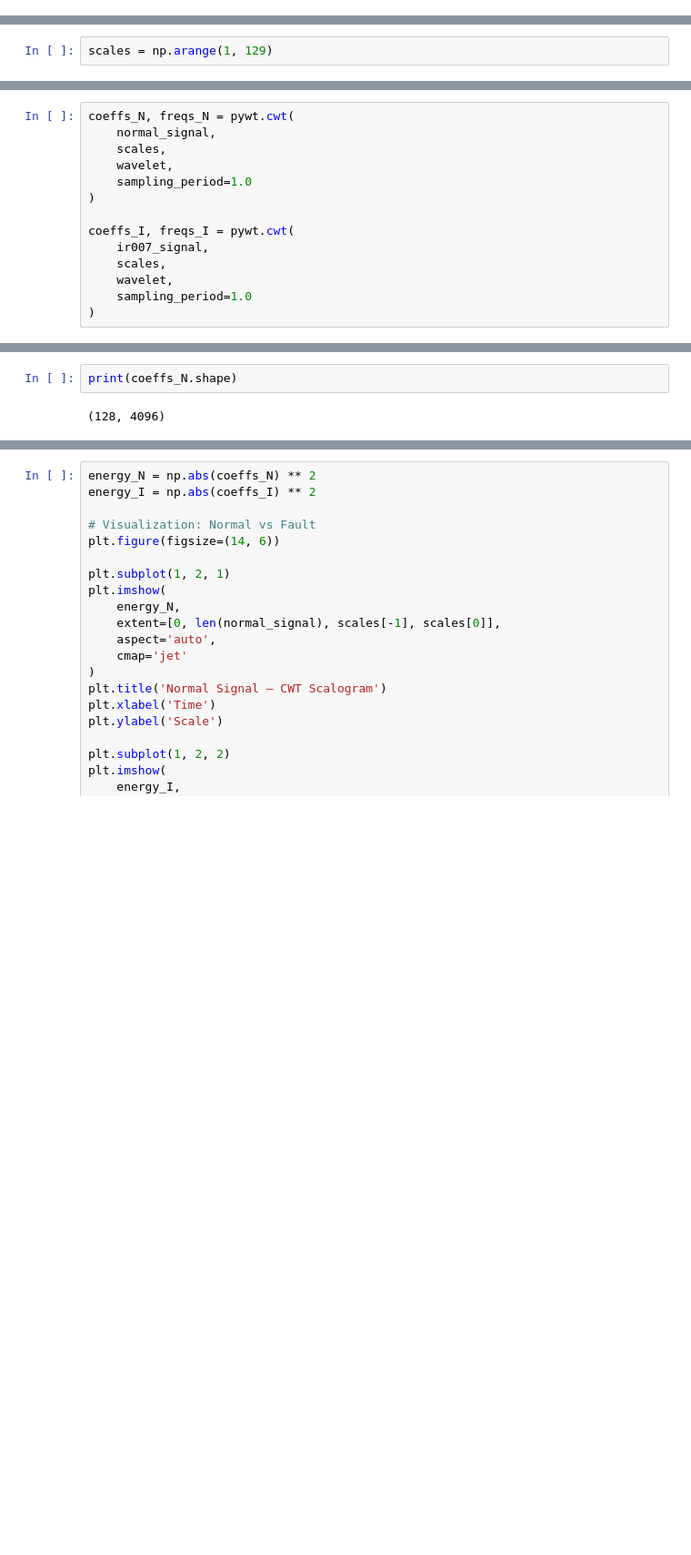
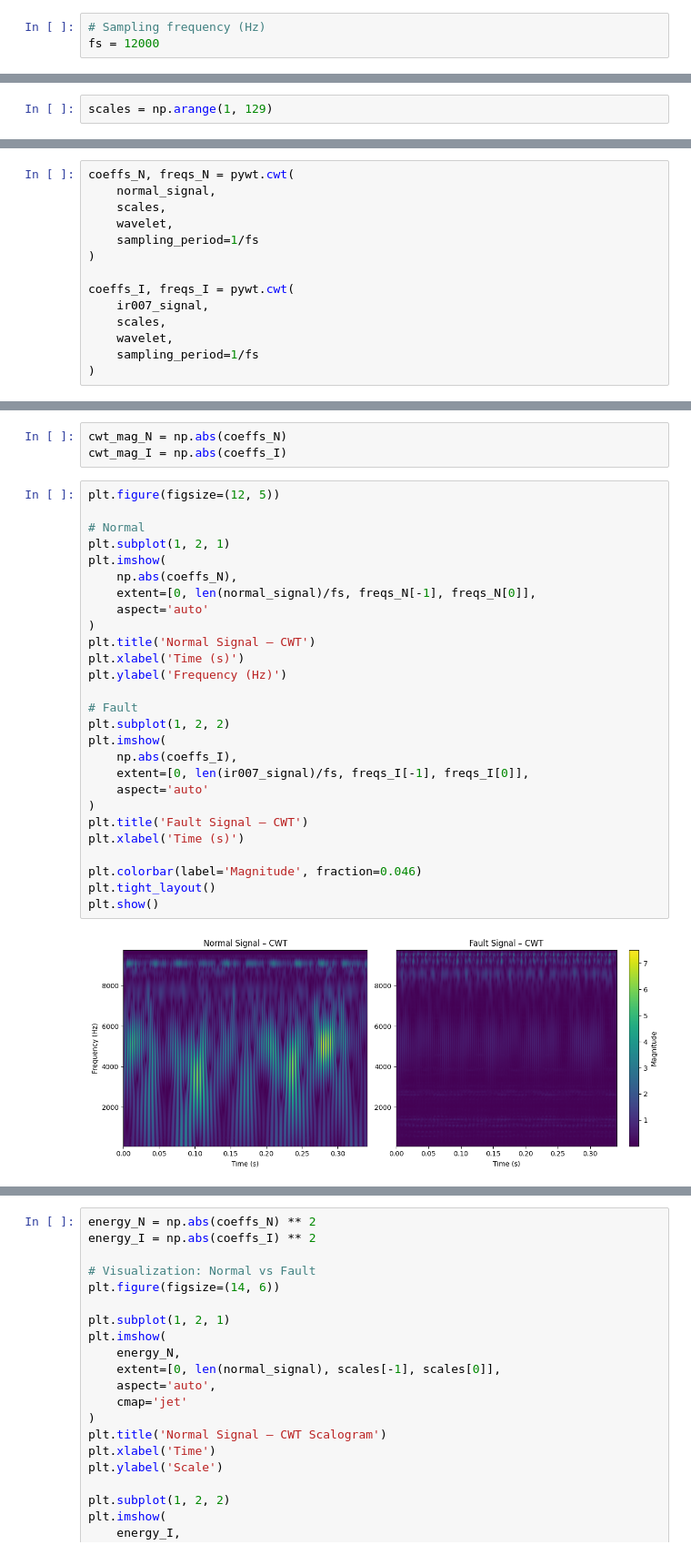
Before and after one commit to sothulthorn/signal-feature-learning, a Jupyter notebook: CWRU_CWT.ipynb, the cells around one changed output, grey strips where cells are left out. Shown at 91% size. Saved outputs shown, nothing was run; the diff lists cells and outputs as text; blank space fills up the shorter version.

```diff
--- a/CWRU_CWT.ipynb
+++ b/CWRU_CWT.ipynb
@@ -33 +51,4 @@ ir007_signal = load_cwru_signal(
+# %%
+# Sampling frequency (Hz)
+fs = 12000
 # %% [markdown]
@@ -73,12 +94,12 @@ coeffs_N, freqs_N = pywt.cwt(
     normal_signal,
     scales,
     wavelet,
-    sampling_period=1.0
+    sampling_period=1/fs
 )
 
 coeffs_I, freqs_I = pywt.cwt(
     ir007_signal,
     scales,
     wavelet,
-    sampling_period=1.0
+    sampling_period=1/fs
 )
@@ -96,6 +146,34 @@ To understand the meaning of the coefficient produced by the CWT.
 | Horizontal ridges | Persistent harmonic components |
-# %%
-print(coeffs_N.shape)
-# %% [output]
-(128, 4096)
+# %%
+cwt_mag_N = np.abs(coeffs_N)
+cwt_mag_I = np.abs(coeffs_I)
+# %%
+plt.figure(figsize=(12, 5))
+
+# Normal
+plt.subplot(1, 2, 1)
+plt.imshow(
+    np.abs(coeffs_N),
+    extent=[0, len(normal_signal)/fs, freqs_N[-1], freqs_N[0]],
+    aspect='auto'
+)
+plt.title('Normal Signal – CWT')
+plt.xlabel('Time (s)')
+plt.ylabel('Frequency (Hz)')
+
+# Fault
+plt.subplot(1, 2, 2)
+plt.imshow(
+    np.abs(coeffs_I),
+    extent=[0, len(ir007_signal)/fs, freqs_I[-1], freqs_I[0]],
+    aspect='auto'
+)
+plt.title('Fault Signal – CWT')
+plt.xlabel('Time (s)')
+
+plt.colorbar(label='Magnitude', fraction=0.046)
+plt.tight_layout()
+plt.show()
+# %% [output]
+[figure, added]
 # %% [markdown]
```
Also changed, not shown: parts of 13 cells of this notebook, 2 other files.
